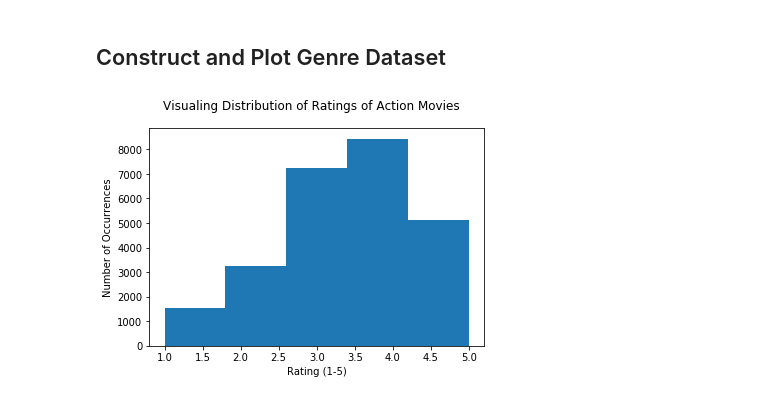
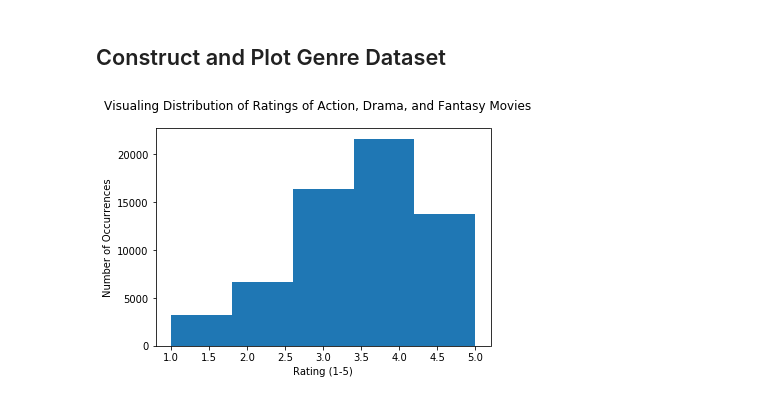
Before and after one commit to 18jeffreyma/cs155-visualization-miniproject, a Jupyter notebook: 4_basic_visualizations.ipynb, the cells around one changed output. Drawn from its saved outputs; the diff is of its cells as text; code cells hidden in the pictures.

```diff
--- a/4_basic_visualizations.ipynb
+++ b/4_basic_visualizations.ipynb
@@ -138,34 +138,28 @@ ACTION = 1
 DRAMA = 8
 FANTASY = 9
 
-action_movies = []
-drama_movies = []
-fantasy_movies = []
+chosen_movies = []
 
 for movie in movie_to_genre:
     gv = movie_to_genre[movie]
-    if (gv[ACTION] == 1):
-        action_movies.append(movie)
-    if (gv[DRAMA] == 1):
-        drama_movies.append(movie)
-    if (gv[FANTASY] == 1):
-        fantasy_movies.append(movie)
+    if (gv[ACTION] == 1 or gv[DRAMA] == 1 or gv[FANTASY]):
+        chosen_movies.append(movie)
 # %% [markdown]
 ## Construct and Plot Genre Dataset
 # %%
 chosen_ratings = []
 
 for row in all_np:
-    if id_to_movie_title[row[1]] in action_movies:
+    if id_to_movie_title[row[1]] in chosen_movies:
         chosen_ratings.append(row[2])
 
 plt.figure()
 
 plt.hist(chosen_ratings, bins=5)
-plt.suptitle("Visualing Distribution of Ratings of Action Movies")
+plt.suptitle("Visualing Distribution of Ratings of Action, Drama, and Fantasy Movies")
 plt.xlabel("Rating (1-5)")
 plt.ylabel("Number of Occurrences")
 
 plt.show()
 # %% [output]
-[figure, old version]
+[figure, new version]
```
Also changed, not shown: parts of 2 cells of this notebook.
